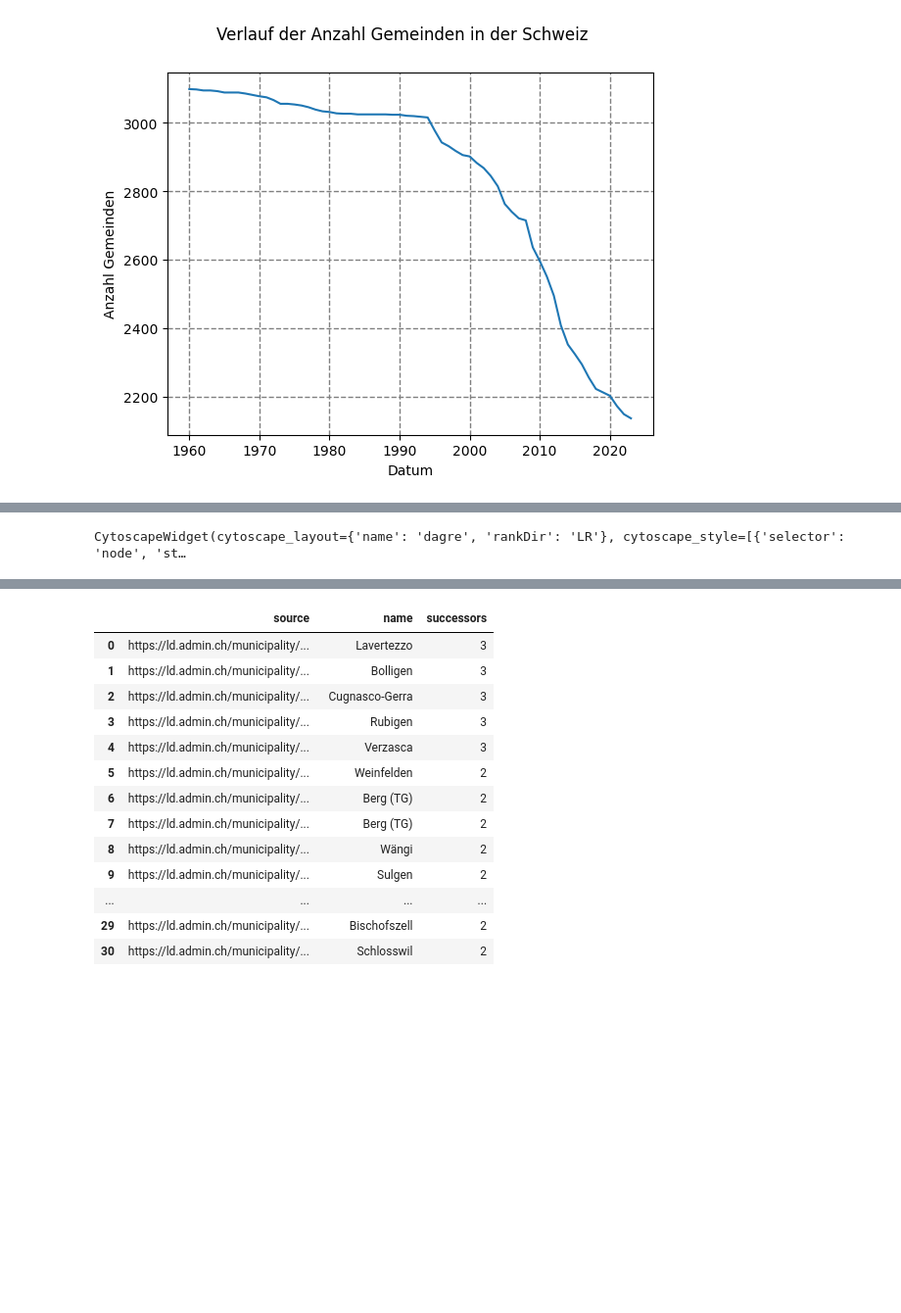
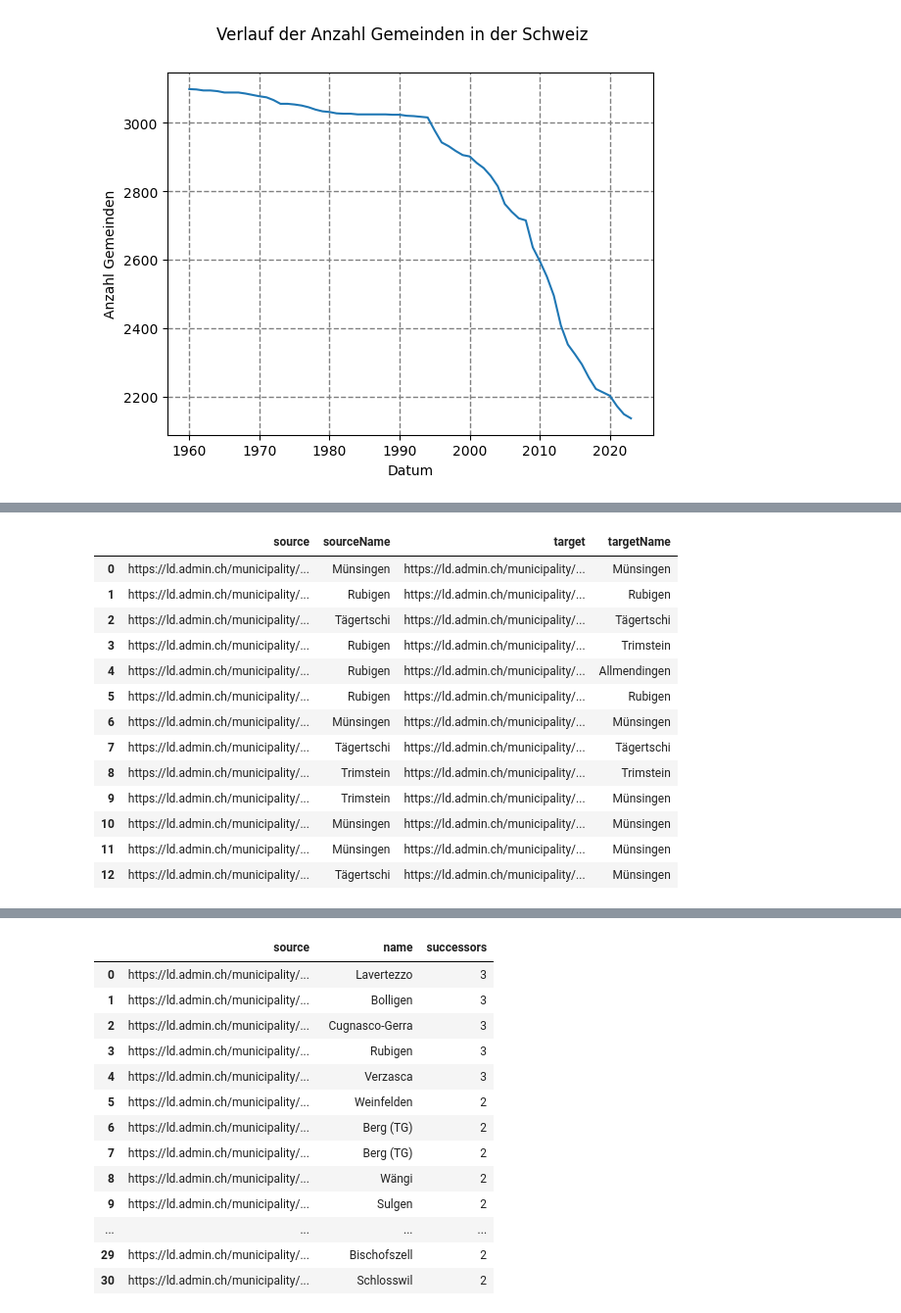
Before and after one commit to SwissFederalArchives/LD-Tutorials, a Jupyter notebook: content/version_link.ipynb, the cells around one changed output, grey strips where cells are left out. Shown at 98% size. Drawn from its saved outputs; the diff is of its cells as text; code cells hidden in the pictures; blank space fills up the shorter version.

```diff
--- a/content/version_link.ipynb
+++ b/content/version_link.ipynb
@@ -890,59 +898,39 @@ Jetzt macht diese tabellarische Darstellung nur mässig Sinn, wichtiger wäre zu
 # %%
 edge_df = await query("""
 
 PREFIX vl: <https://version.link/>
 PREFIX admin: <https://schema.ld.admin.ch/>
 PREFIX schema: <http://schema.org/>
 
 SELECT ?source ?sourceName ?target ?targetName
 FROM <https://lindas.admin.ch/fso/register>
 WHERE {
 
     ?muni a admin:PoliticalMunicipality;
         schema:name "Münsingen";
         vl:version ?final.
     ?source vl:successor* ?final;
         schema:name ?sourceName;
         vl:successor ?target.
     ?target schema:name ?targetName.
 }
 
 
 """, "https://test.lindas.admin.ch/query")
 
-
-ids = pd.Series.tolist(edge_df["source"]) + pd.Series.tolist(edge_df["target"])
-names = pd.Series.tolist(edge_df["sourceName"]) + pd.Series.tolist(edge_df["targetName"])
-
-node_df = pd.DataFrame(list(zip(ids, names)), columns = ["id", "name"])
-node_df.drop_duplicates(inplace=True)
-
-G = nx.from_pandas_edgelist(edge_df, source="source", target="target", create_using=nx.DiGraph())
-nx.set_node_attributes(G, node_df.set_index('id').to_dict('index'))
-
-
-my_style = [
-    {
-        'selector': 'node',
-         'style': {
-            'font-family': 'helvetica',
-            'font-size': '8px',
-            'label': 'data(name)'
-         }
-    },
-    {
-        "selector": "edge.directed",
-        "style": {
-            "curve-style": "bezier",
-            "target-arrow-shape": "triangle",
-        }
-    }
-]
-
-muni = cy.CytoscapeWidget()
-muni.graph.add_graph_from_networkx(G, directed=True)
-muni.set_style(my_style)
-muni.set_layout(name = "dagre", rankDir = "LR")
-muni
+display_result(edge_df)
 # %% [output]
-CytoscapeWidget(cytoscape_layout={'name': 'dagre', 'rankDir': 'LR'}, cytoscape_style=[{'selector': 'node', 'st…
+|  | source | sourceName | target | targetName |
+| 0 | https://ld.admin.ch/municipality/... | Münsingen | https://ld.admin.ch/municipality/... | Münsingen |
+| 1 | https://ld.admin.ch/municipality/... | Rubigen | https://ld.admin.ch/municipality/... | Rubigen |
+| 2 | https://ld.admin.ch/municipality/... | Tägertschi | https://ld.admin.ch/municipality/... | Tägertschi |
+| 3 | https://ld.admin.ch/municipality/... | Rubigen | https://ld.admin.ch/municipality/... | Trimstein |
+| 4 | https://ld.admin.ch/municipality/... | Rubigen | https://ld.admin.ch/municipality/... | Allmendingen |
+| 5 | https://ld.admin.ch/municipality/... | Rubigen | https://ld.admin.ch/municipality/... | Rubigen |
+| 6 | https://ld.admin.ch/municipality/... | Münsingen | https://ld.admin.ch/municipality/... | Münsingen |
+| 7 | https://ld.admin.ch/municipality/... | Tägertschi | https://ld.admin.ch/municipality/... | Tägertschi |
+| 8 | https://ld.admin.ch/municipality/... | Trimstein | https://ld.admin.ch/municipality/... | Trimstein |
+| 9 | https://ld.admin.ch/municipality/... | Trimstein | https://ld.admin.ch/municipality/... | Münsingen |
+| 10 | https://ld.admin.ch/municipality/... | Münsingen | https://ld.admin.ch/municipality/... | Münsingen |
+| 11 | https://ld.admin.ch/municipality/... | Münsingen | https://ld.admin.ch/municipality/... | Münsingen |
+| 12 | https://ld.admin.ch/municipality/... | Tägertschi | https://ld.admin.ch/municipality/... | Münsingen |
```
Also changed, not shown: parts of 45 cells of this notebook.
